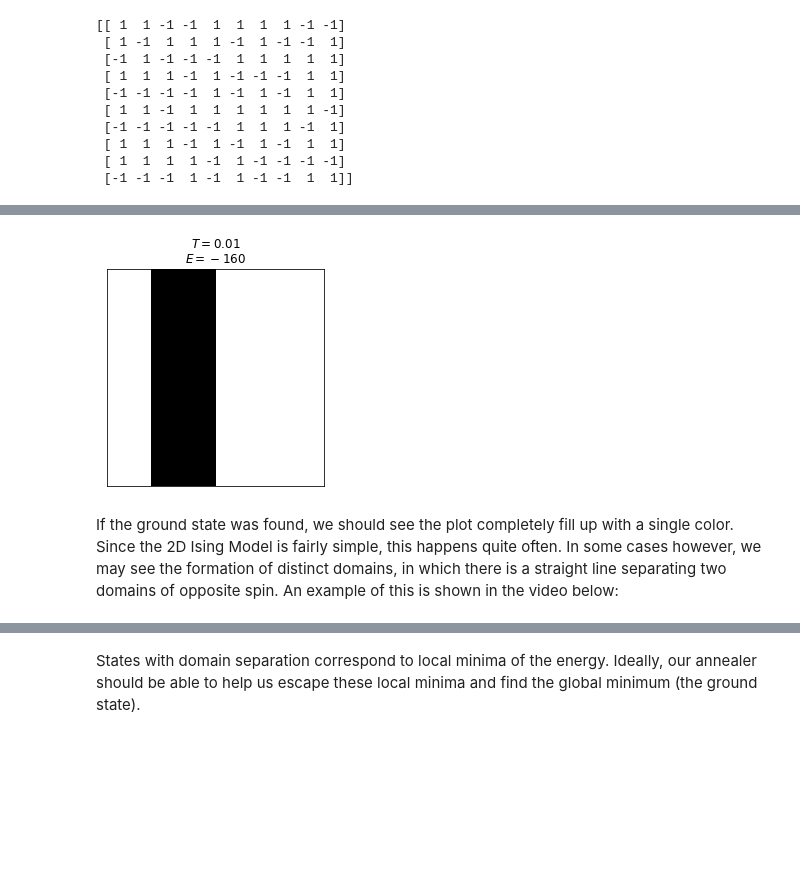
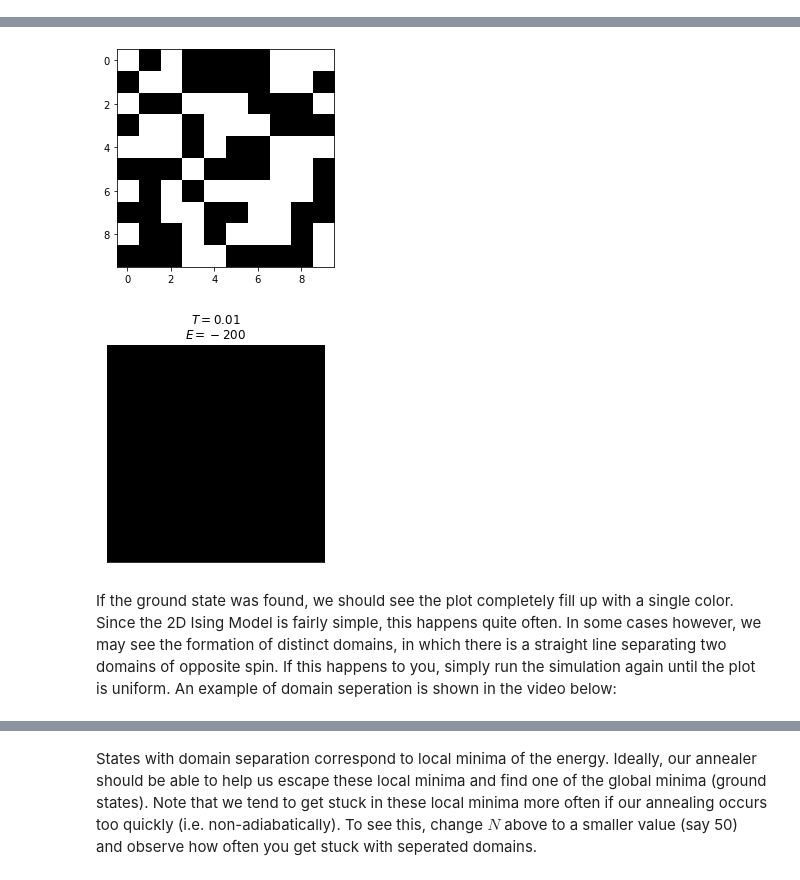
Before and after one commit to CDL-Quantum/CohortProject_2020, a Jupyter notebook: Project_4_Ising_Annealer/Task_1.ipynb, the cells around one changed output, grey strips where cells are left out. Drawn from its saved outputs; the diff is of its cells as text; code cells hidden in the pictures; blank space fills up the shorter version.

```diff
--- a/Project_4_Ising_Annealer/Task_1.ipynb
+++ b/Project_4_Ising_Annealer/Task_1.ipynb
@@ -107,9 +128,9 @@ array([[1, 1, 1, 1, 1, 1, 1, 1, 1, 1],
 # %%
-n_steps = 100
-t = np.arange(n_steps+1)
-T0 = 100
-T_min = 0.01
+N = 500
+t = np.arange(N+1)
+T_i = 100
+T_f = 0.01
 
-T = T0 * ((T_min/T0) ** (t/n_steps))
+T = T_i * ((T_f/T_i) ** (t/N))
 T
 # %% [output]
@@ -140,29 +163,20 @@ plt.xlabel("time");
 # %%
 # reinitialize so we're back at a T=infinity state
 ising = Ising2DPBC(10, 10, J=1)
-print(ising.spins)  # print the starting configuration
+plt.imshow(ising.spins, cmap="gray")  # show the starting configuration
 
 # NOTE: sometimes the animation gets stuck displaying a single image
 # The most reliable way to fix this is by restarting the notebook.
 # Initializing the Ising Model in the same cell as the one where you
 # run the animation also seems to work.
 animator = IsingAnimator(ising)
 animator.run_animation(T)
 # %% [output]
-[[ 1  1 -1 -1  1  1  1  1 -1 -1]
- [ 1 -1  1  1  1 -1  1 -1 -1  1]
- [-1  1 -1 -1 -1  1  1  1  1  1]
- [ 1  1  1 -1  1 -1 -1 -1  1  1]
- [-1 -1 -1 -1  1 -1  1 -1  1  1]
- [ 1  1 -1  1  1  1  1  1  1 -1]
- [-1 -1 -1 -1 -1  1  1  1 -1  1]
- [ 1  1  1 -1  1 -1  1 -1  1  1]
- [ 1  1  1  1 -1  1 -1 -1 -1 -1]
- [-1 -1 -1  1 -1  1 -1 -1  1  1]]
 [interactive output not drawn]
-[figure, old version]
+[figure, new version]
+[figure, added]
 # %% [markdown]
-If the ground state was found, we should see the plot completely fill up with a single color. Since the 2D Ising Model is fairly simple, this happens quite often. In some cases however, we may see the formation of distinct domains, in which there is a straight line separating two domains of opposite spin. An example of this is shown in the video below:
+If the ground state was found, we should see the plot completely fill up with a single color. Since the 2D Ising Model is fairly simple, this happens quite often. In some cases however, we may see the formation of distinct domains, in which there is a straight line separating two domains of opposite spin. If this happens to you, simply run the simulation again until the plot is uniform. An example of domain seperation is shown in the video below:
 # %%
 from IPython.display import Video
 
@@ -170,4 +184,4 @@ Video("domain_wall.mp4")
 # %% [output]
 [interactive output not drawn]
 # %% [markdown]
-States with domain separation correspond to local minima of the energy. Ideally, our annealer should be able to help us escape these local minima and find the global minimum (the ground state).
+States with domain separation correspond to local minima of the energy. Ideally, our annealer should be able to help us escape these local minima and find one of the global minima (ground states). Note that we tend to get stuck in these local minima more often if our annealing occurs too quickly (i.e. non-adiabatically). To see this, change $N$ above to a smaller value (say 50) and observe how often you get stuck with seperated domains.
```
Also changed, not shown: parts of 10 cells of this notebook, 3 other files.
